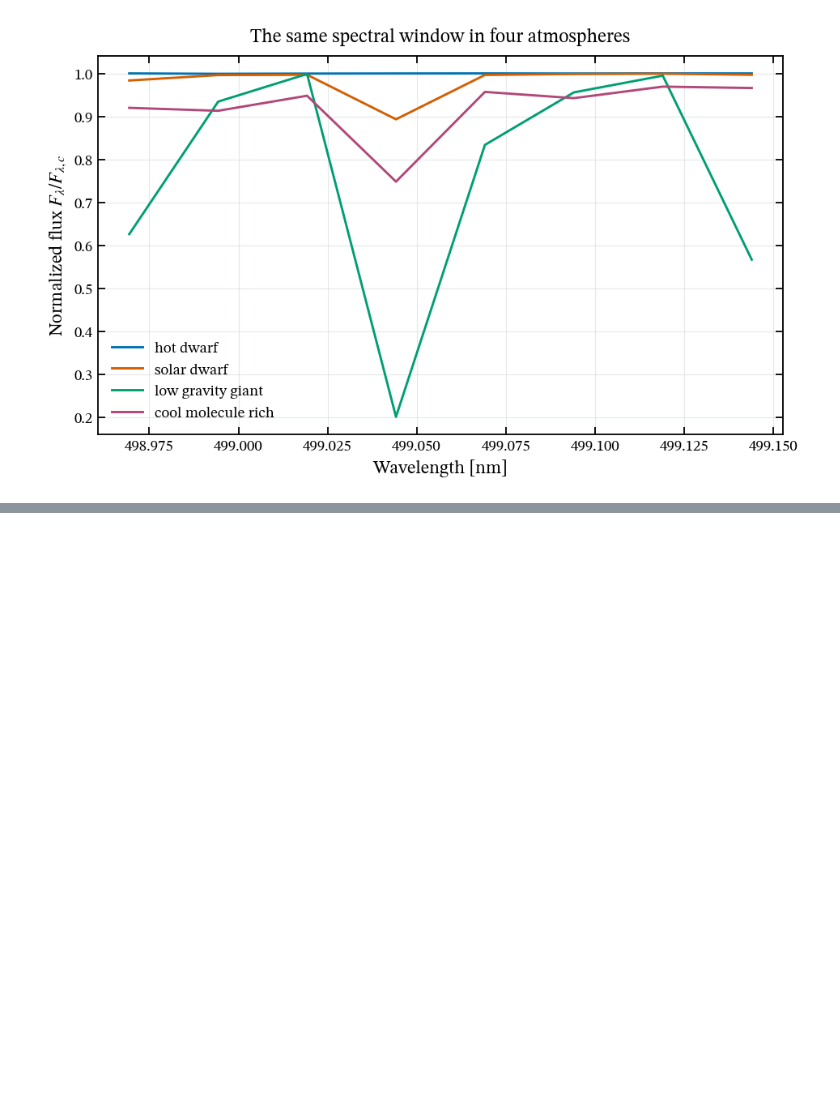
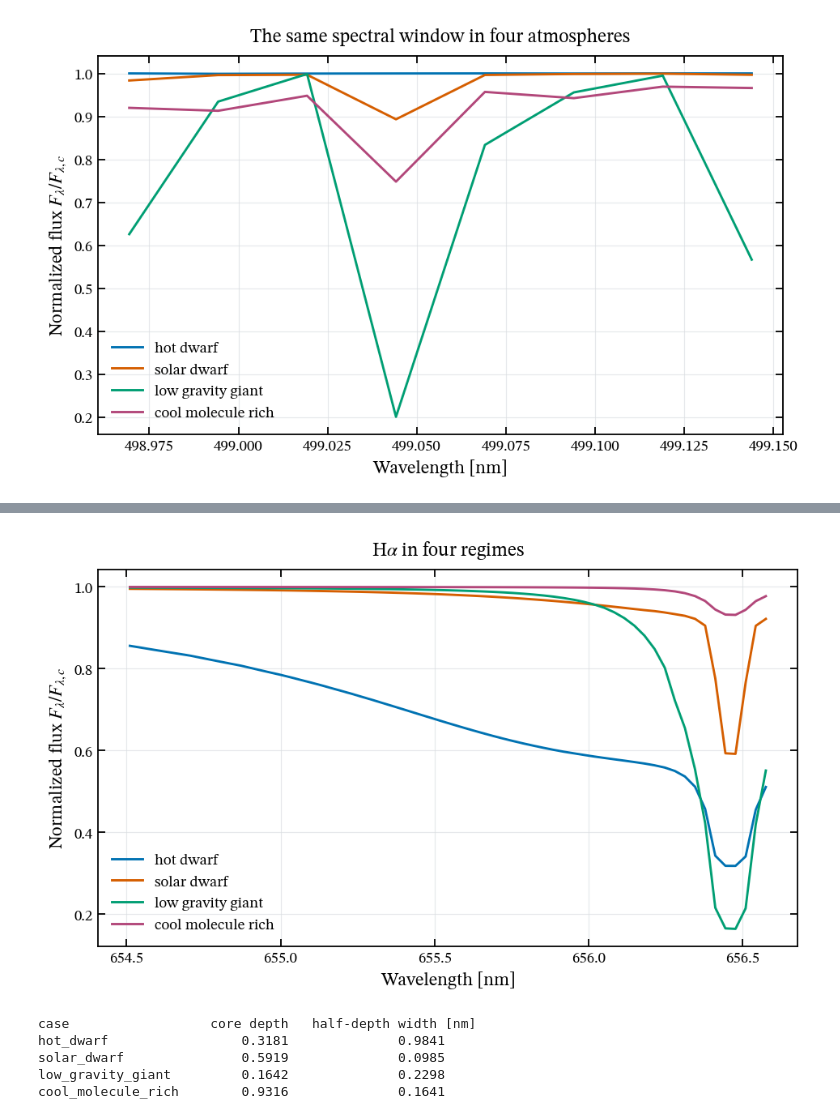
Before and after one commit to tingyuansen/stellar-spectroscopy-from-scratch-gpu, a Jupyter notebook: content/Chapter15.ipynb, the cells around one changed output, grey strips where cells are left out. Saved outputs shown, nothing was run; the diff lists cells and outputs as text; code cells hidden in the pictures; blank space fills up the shorter version.

```diff
--- a/content/Chapter15.ipynb
+++ b/content/Chapter15.ipynb
@@ -884,0 +472,35 @@ provenance, and unpassed gates remain visible.
+# %%
+fig, ax = single_panel()
+for row in capstone.rows:
+    public = public_spectrum(row.name)
+    keep = public.wavelength_nm >= 654.5
+    ax.plot(
+        public.wavelength_nm[keep],
+        public.normalized_flux[keep],
+        lw=1.6,
+        label=row.name.replace("_", " "),
+    )
+ax.set_xlabel("Wavelength [nm]")
+ax.set_ylabel(r"Normalized flux $F_\lambda/F_{\lambda,c}$")
+ax.set_title(r"H$\alpha$ in four regimes")
+add_quiet_grid(ax)
+ax.legend()
+plt.show()
+
+print("case                  core depth   half-depth width [nm]")
+for row in capstone.rows:
+    public = public_spectrum(row.name)
+    keep = public.wavelength_nm >= 654.5
+    flux = public.normalized_flux[keep]
+    grid = public.wavelength_nm[keep]
+    core = float(flux.min())
+    below = grid[flux < 1.0 - 0.5 * (1.0 - core)]
+    width = float(below.max() - below.min()) if below.size > 1 else 0.0
+    print(f"{row.name:22s}{core:10.4f}{width:20.4f}")
+# %% [output]
+[figure, added]
+case                  core depth   half-depth width [nm]
+hot_dwarf                 0.3181              0.9841
+solar_dwarf               0.5919              0.0985
+low_gravity_giant         0.1642              0.2298
+cool_molecule_rich        0.9316              0.1641
```
Also changed, not shown: parts of 33 cells of this notebook, 4 other files.
